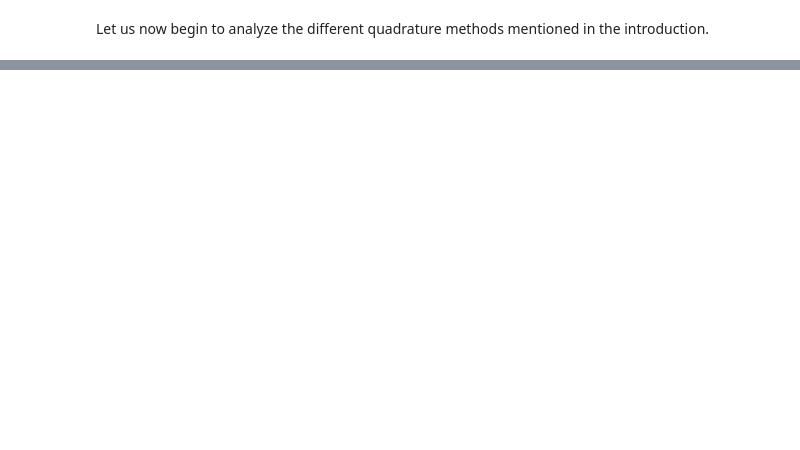
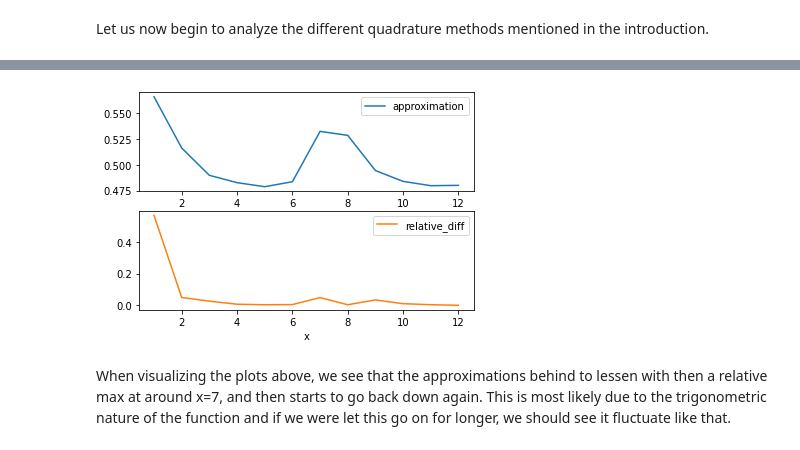
Before and after one commit to VijayStroup/ns-quadrature, a Jupyter notebook: nerve_quadrature.ipynb, the cells around one changed output, grey strips where cells are left out. Drawn from its saved outputs; the diff is of its cells as text; code cells hidden in the pictures; blank space fills up the shorter version.

Commit message:
trapezoidal rule

```diff
--- a/nerve_quadrature.ipynb
+++ b/nerve_quadrature.ipynb
@@ -234,0 +260,4 @@ introduction.
+# %%
+xs = np.arange(1000) # [0, 1, 2, ... 999]
+threshold = 10e-4
+c = 5
@@ -234,0 +267,22 @@ introduction.
+# %%
+def solve(f):
+    x_used = []
+    approximations = []
+    relative_differences = []
+
+    prev = 0
+    for x in xs:
+        domain = np.arange(1, 100_000)
+        approx = psi(c, x, domain, f)
+        rel_diff = abs(approx - prev)
+
+        print(f'{x}\t{approx}\t{rel_diff}')
+
+        x_used.append(x)
+        approximations.append(approx)
+        relative_differences.append(rel_diff)
+
+        if rel_diff <= threshold: break
+        prev = approx
+
+    return np.array(x_used)+1, approximations, relative_differences
@@ -234,0 +291,5 @@ introduction.
+# %%
+x_used, approximations, relative_differences = solve(trapezoid)
+# %%
+trapdf = pd.DataFrame({'x': x_used, 'approximation': approximations, 'relative_diff': relative_differences})
+print(trapdf.to_string(index=False))
@@ -234,0 +310,10 @@ introduction.
+# %%
+trapdf.plot('x', subplots=True, sharex=False)
+plt.show()
+# %% [output]
+[figure, added]
+# %% [markdown]
+When visualizing the plots above, we see that the approximations behind to lessen
+with then a relative max at around x=7, and then starts to go back down again.
+This is most likely due to the trigonometric nature of the function and if we were
+let this go on for longer, we should see it fluctuate like that.
```
Also changed, not shown: parts of 11 cells of this notebook.
